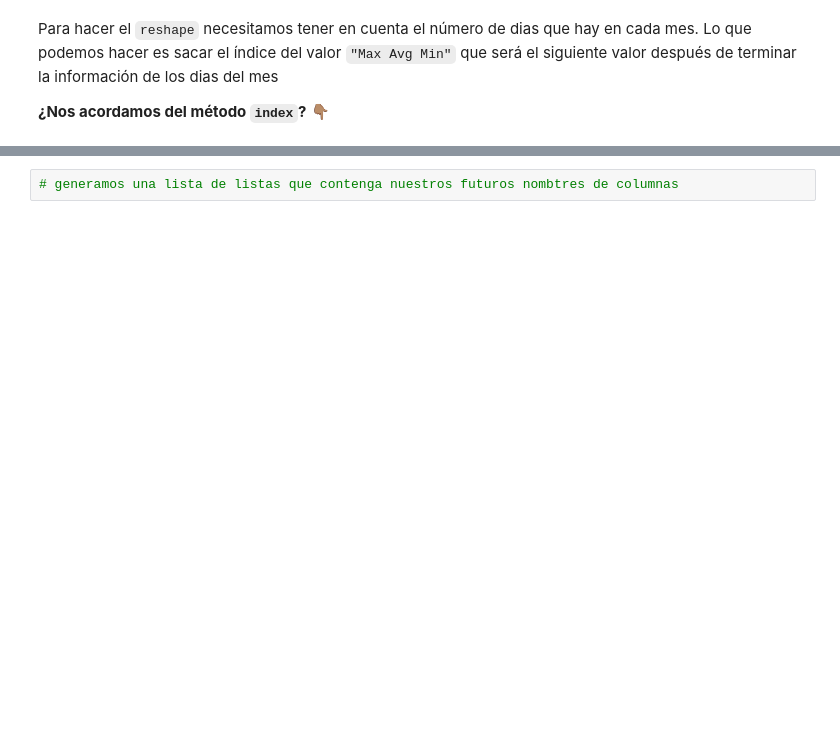
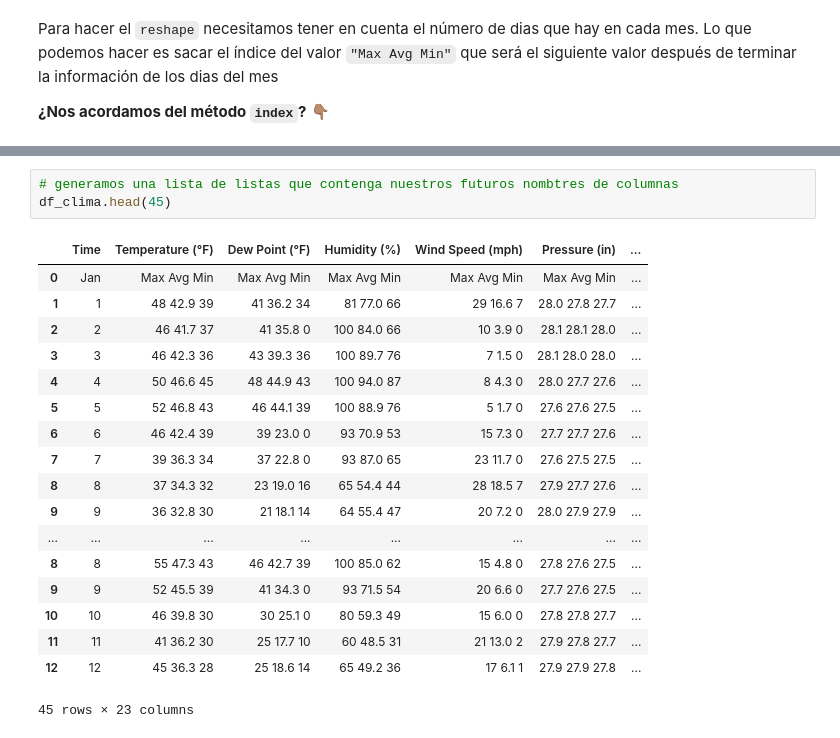
Before and after one commit to Ironhack-Data-Madrid-PartTime-May22/apuntes_clases, a Jupyter notebook: semana-08/8.5-Selenium.ipynb, the cells around one changed output, grey strips where cells are left out. Cells and saved outputs as stored; diff of their text form; blank space fills up the shorter version.

```diff
--- a/semana-08/8.5-Selenium.ipynb
+++ b/semana-08/8.5-Selenium.ipynb
@@ -177,4 +383,24 @@ Para hacer el `reshape` necesitamos tener en cuenta el número de dias que hay e
 # %%
 # generamos una lista de listas que contenga nuestros futuros nombtres de columnas
+df_clima.head(45)
+# %% [output]
+|  | Time | Temperature (°F) | Dew Point (°F) | Humidity (%) | Wind Speed (mph) | Pressure (in) | ... |
+| 0 | Jan | Max Avg Min | Max Avg Min | Max Avg Min | Max Avg Min | Max Avg Min | ... |
+| 1 | 1 | 48 42.9 39 | 41 36.2 34 | 81 77.0 66 | 29 16.6 7 | 28.0 27.8 27.7 | ... |
+| 2 | 2 | 46 41.7 37 | 41 35.8 0 | 100 84.0 66 | 10 3.9 0 | 28.1 28.1 28.0 | ... |
+| 3 | 3 | 46 42.3 36 | 43 39.3 36 | 100 89.7 76 | 7 1.5 0 | 28.1 28.0 28.0 | ... |
+| 4 | 4 | 50 46.6 45 | 48 44.9 43 | 100 94.0 87 | 8 4.3 0 | 28.0 27.7 27.6 | ... |
+| 5 | 5 | 52 46.8 43 | 46 44.1 39 | 100 88.9 76 | 5 1.7 0 | 27.6 27.6 27.5 | ... |
+| 6 | 6 | 46 42.4 39 | 39 23.0 0 | 93 70.9 53 | 15 7.3 0 | 27.7 27.7 27.6 | ... |
+| 7 | 7 | 39 36.3 34 | 37 22.8 0 | 93 87.0 65 | 23 11.7 0 | 27.6 27.5 27.5 | ... |
+| 8 | 8 | 37 34.3 32 | 23 19.0 16 | 65 54.4 44 | 28 18.5 7 | 27.9 27.7 27.6 | ... |
+| 9 | 9 | 36 32.8 30 | 21 18.1 14 | 64 55.4 47 | 20 7.2 0 | 28.0 27.9 27.9 | ... |
+| ... | ... | ... | ... | ... | ... | ... | ... |
+| 8 | 8 | 55 47.3 43 | 46 42.7 39 | 100 85.0 62 | 15 4.8 0 | 27.8 27.6 27.5 | ... |
+| 9 | 9 | 52 45.5 39 | 41 34.3 0 | 93 71.5 54 | 20 6.6 0 | 27.7 27.6 27.5 | ... |
+| 10 | 10 | 46 39.8 30 | 30 25.1 0 | 80 59.3 49 | 15 6.0 0 | 27.8 27.8 27.7 | ... |
+| 11 | 11 | 41 36.2 30 | 25 17.7 10 | 60 48.5 31 | 21 13.0 2 | 27.9 27.8 27.7 | ... |
+| 12 | 12 | 45 36.3 28 | 25 18.6 14 | 65 49.2 36 | 17 6.1 1 | 27.9 27.9 27.8 | ... |
+45 rows × 23 columns
 # %%
 # eliminamos cualquier fila que tenga un índice de 0
```
Also changed, not shown: parts of 25 cells of this notebook.
